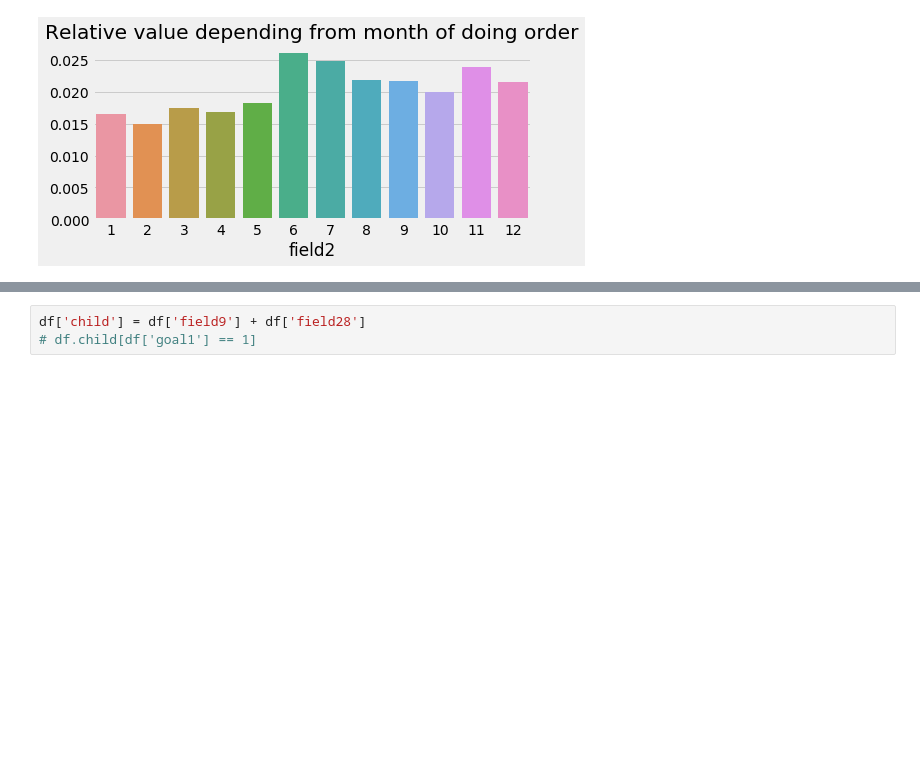
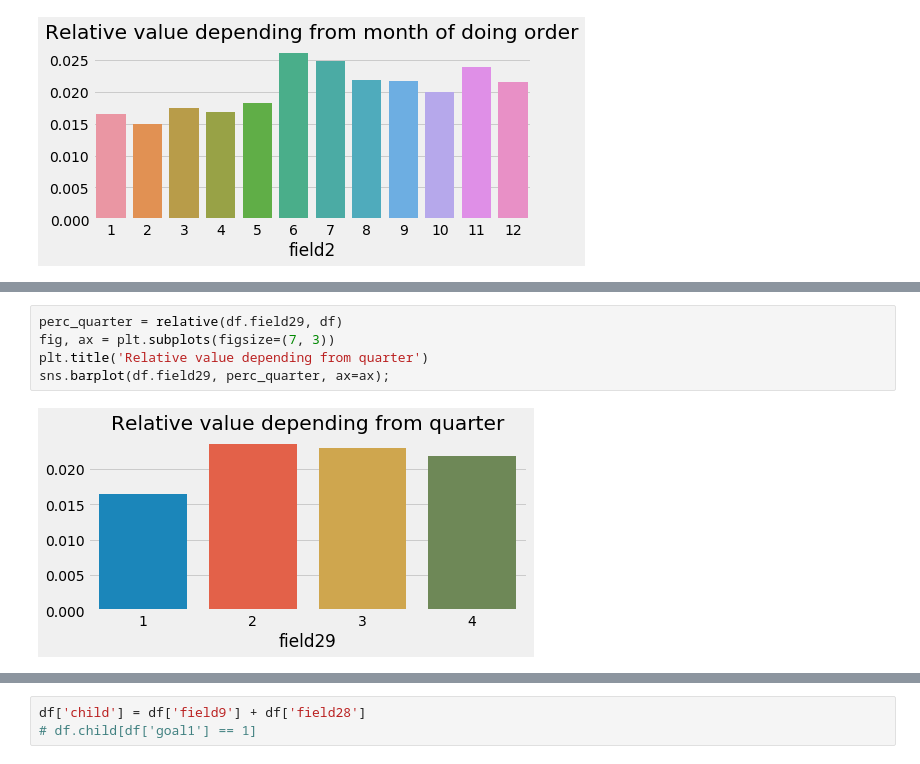
Before and after one commit to annenkova97/Intro2DS, a Jupyter notebook: final_project/project.ipynb, the cells around one changed output, grey strips where cells are left out. Saved outputs shown, nothing was run; the diff lists cells and outputs as text; blank space fills up the shorter version.

```diff
--- a/final_project/project.ipynb
+++ b/final_project/project.ipynb
@@ -206,0 +232,7 @@ plt.xticks(df.field29.unique());
+# %%
+perc_quarter = relative(df.field29, df)
+fig, ax = plt.subplots(figsize=(7, 3))
+plt.title('Relative value depending from quarter')
+sns.barplot(df.field29, perc_quarter, ax=ax);
+# %% [output]
+[figure, added]
```
Also changed, not shown: parts of 61 cells of this notebook, 6 other files.
